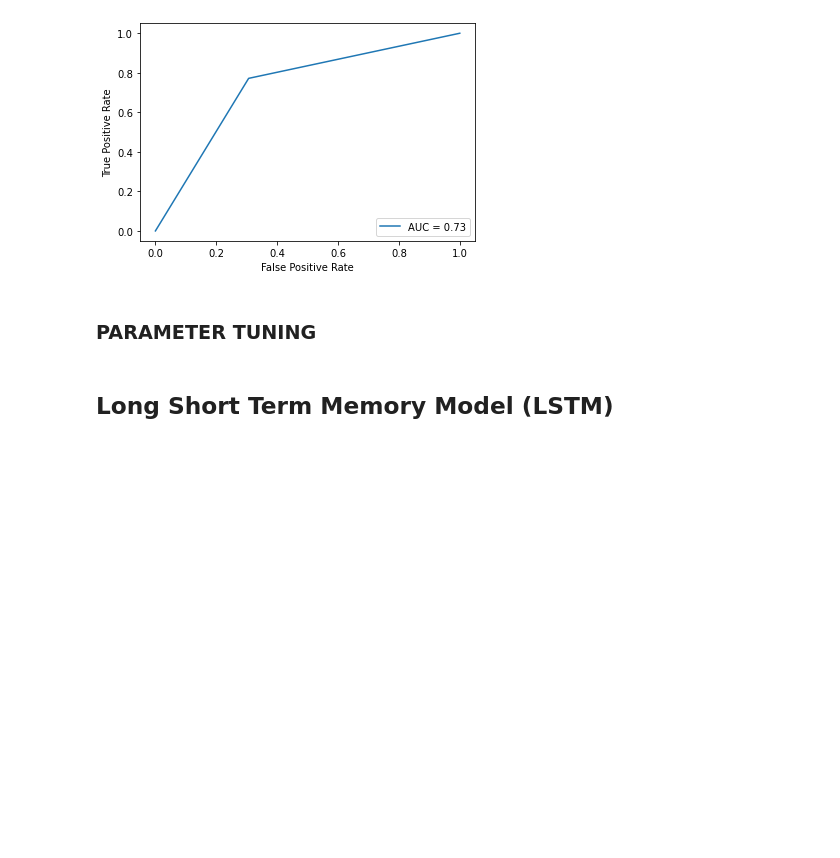
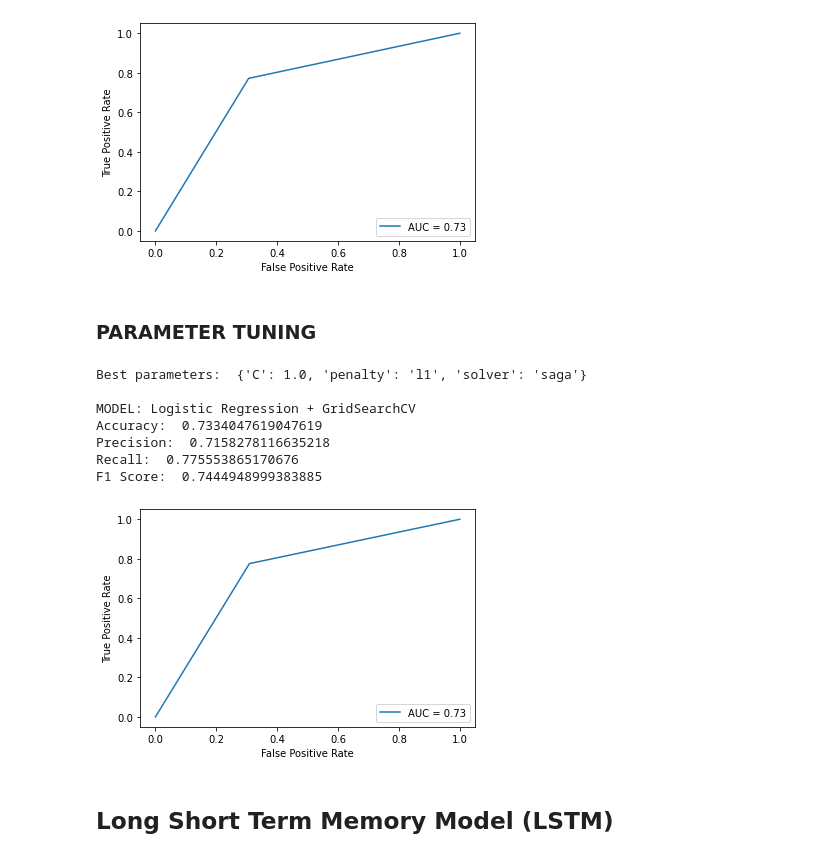
Before and after one commit to aryanbh11/sentiment-analysis-tweets, a Jupyter notebook: group144_other_algorithms.ipynb, the cells around one changed output. Drawn from its saved outputs; the diff is of its cells as text; code cells hidden in the pictures; blank space fills up the shorter version.

```diff
--- a/group144_other_algorithms.ipynb
+++ b/group144_other_algorithms.ipynb
@@ -140,10 +185,12 @@ F1 Score:  0.7431448844129092
 # %% [markdown]
 ### PARAMETER TUNING
 # %%
+param_grid_lr = {
+    'C': [100.0, 10.0, 1.0, 0.1, 0.01],
+    'solver': ['sag', 'saga', 'liblinear', 'newton-cg', 'lbfgs'],
+    'penalty': ['l1', 'l2', 'elasticnet', 'none']
+}
 gridsearch_lr = GridSearchCV(estimator=LogisticRegression(),
-             param_grid={'C': [100.0, 10.0, 1.0, 0.1, 0.01], 'solver': ['sag', 'saga', 'liblinear']},
-             verbose=1, cv=5, n_jobs=-1)
+             param_grid=param_grid_lr, verbose=1, n_jobs=-1)
 
 gridsearch_lr.fit(X_train, y_train)
-
-print("Best parameters: ", gridsearch_lr.best_params_)
@@ -153,2 +197,16 @@ print("Best parameters: ", gridsearch_lr.best_params_)
+# %%
+print("Best parameters: ", gridsearch_lr.best_params_)
+
+y_predict = gridsearch_lr.predict(X_test)
+evaluate(y_test, y_predict, 'Logistic Regression + GridSearchCV')
+# %% [output]
+Best parameters:  {'C': 1.0, 'penalty': 'l1', 'solver': 'saga'}
+
+MODEL: Logistic Regression + GridSearchCV
+Accuracy:  0.7334047619047619
+Precision:  0.7158278116635218
+Recall:  0.775553865170676
+F1 Score:  0.7444948999383885
+[figure, added]
 # %% [markdown]
 ## Long Short Term Memory Model (LSTM)
```
Also changed, not shown: parts of 11 cells of this notebook, 1 other file.
